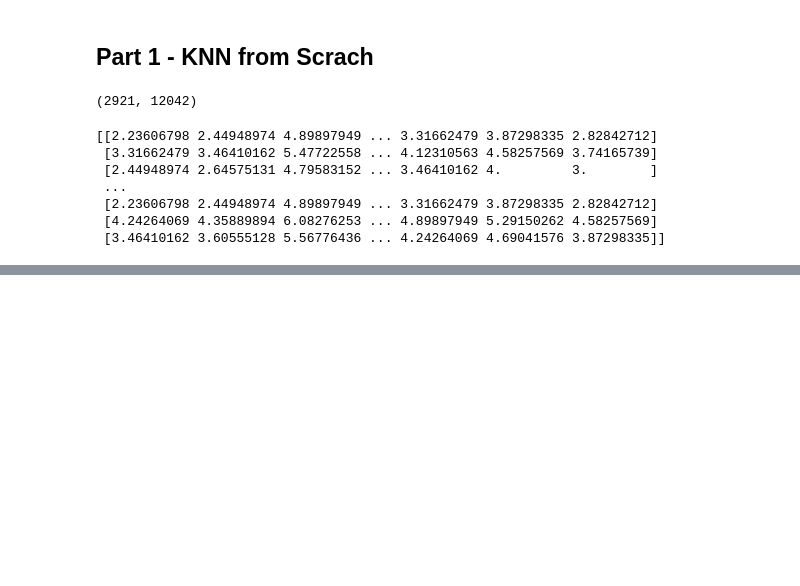
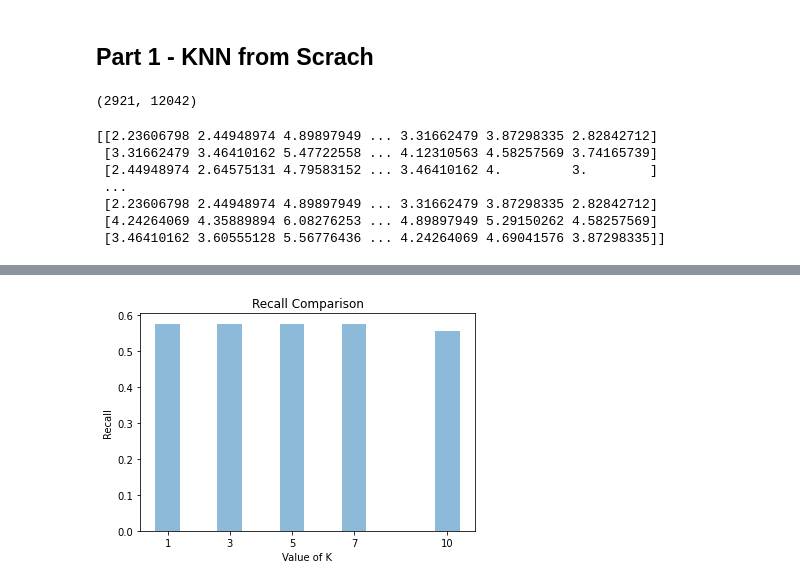
Before and after one commit to MatloobAltaf/Machine-Learning-LUMS, a Jupyter notebook: Programming_Assignment_1/21100164.ipynb, the cells around one changed output, grey strips where cells are left out. Cells and saved outputs as stored; diff of their text form; code cells hidden in the pictures; blank space fills up the shorter version.

```diff
--- a/Programming_Assignment_1/21100164.ipynb
+++ b/Programming_Assignment_1/21100164.ipynb
@@ -254,0 +269,10 @@ plt.show()
+# %%
+plt.bar(K, np.average(recalls, axis=1), align='center', alpha=0.5)
+plt.xticks(K)
+plt.ylabel('Recall')
+plt.xlabel('Value of K')
+plt.title('Recall Comparison')
+
+plt.show()
+# %% [output]
+[figure, added]
```
Also changed, not shown: parts of 22 cells of this notebook.
